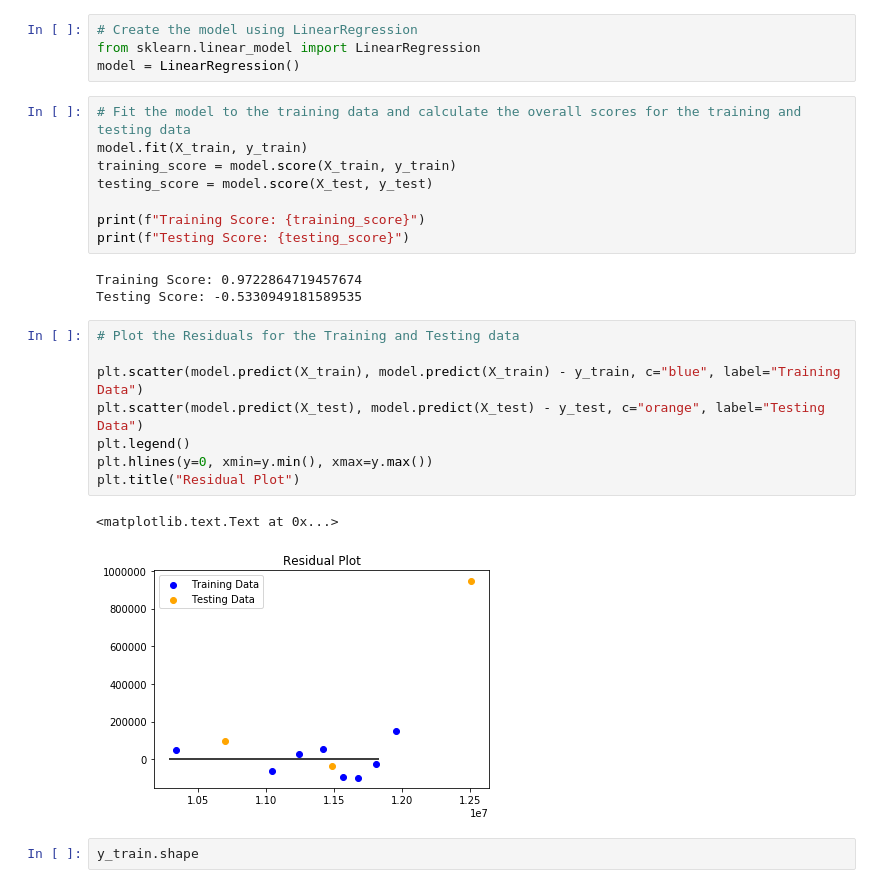
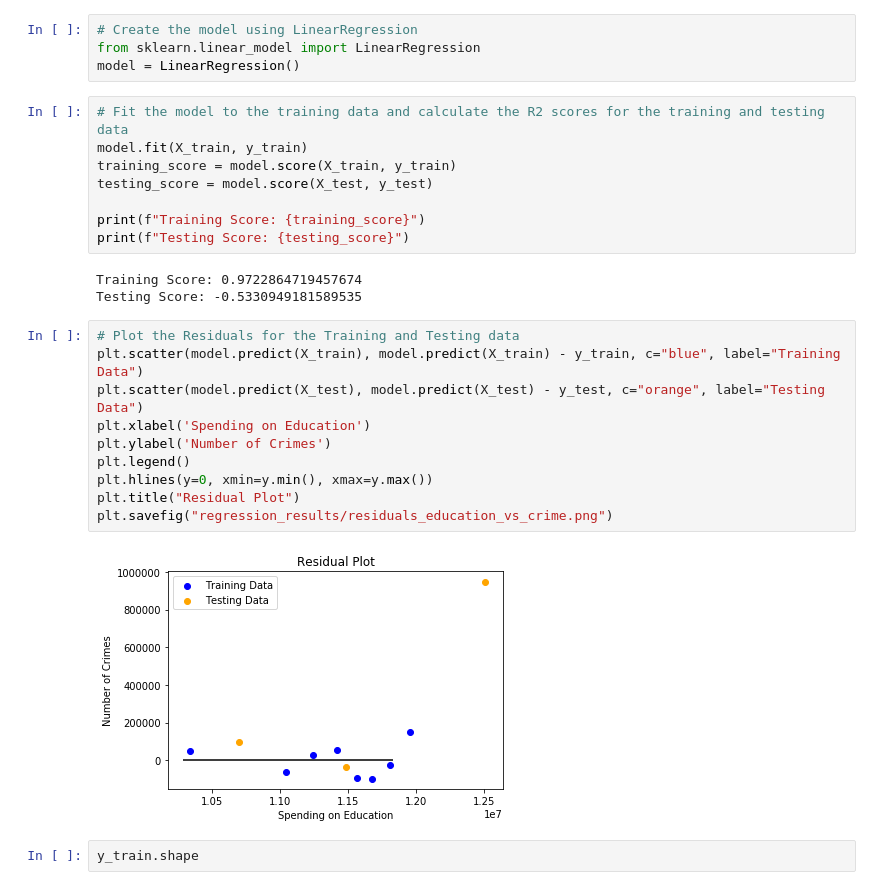
Before and after one commit to bkcno/teamawesome, a Jupyter notebook: Crime_regression_prediction.ipynb, the cells around one changed output. Saved outputs shown, nothing was run; the diff lists cells and outputs as text.

```diff
--- a/Crime_regression_prediction.ipynb
+++ b/Crime_regression_prediction.ipynb
@@ -175,7 +189,7 @@ X_train, X_test, y_train, y_test = train_test_split(X, y, random_state=42)
 from sklearn.linear_model import LinearRegression
 model = LinearRegression()
 # %%
-# Fit the model to the training data and calculate the overall scores for the training and testing data
+# Fit the model to the training data and calculate the R2 scores for the training and testing data
 model.fit(X_train, y_train)
 training_score = model.score(X_train, y_train)
 testing_score = model.score(X_test, y_test)
@@ -187,15 +201,16 @@ Training Score: 0.9722864719457674
 Testing Score: -0.5330949181589535
 # %%
 # Plot the Residuals for the Training and Testing data
-
 plt.scatter(model.predict(X_train), model.predict(X_train) - y_train, c="blue", label="Training Data")
 plt.scatter(model.predict(X_test), model.predict(X_test) - y_test, c="orange", label="Testing Data")
+plt.xlabel('Spending on Education')
+plt.ylabel('Number of Crimes')
 plt.legend()
 plt.hlines(y=0, xmin=y.min(), xmax=y.max())
 plt.title("Residual Plot")
+plt.savefig("regression_results/residuals_education_vs_crime.png")
 # %% [output]
-<matplotlib.text.Text at 0x...>
-[figure, old version]
+[figure, new version]
 # %%
 y_train.shape
 # %% [output]
```
Also changed, not shown: parts of 12 cells of this notebook.
